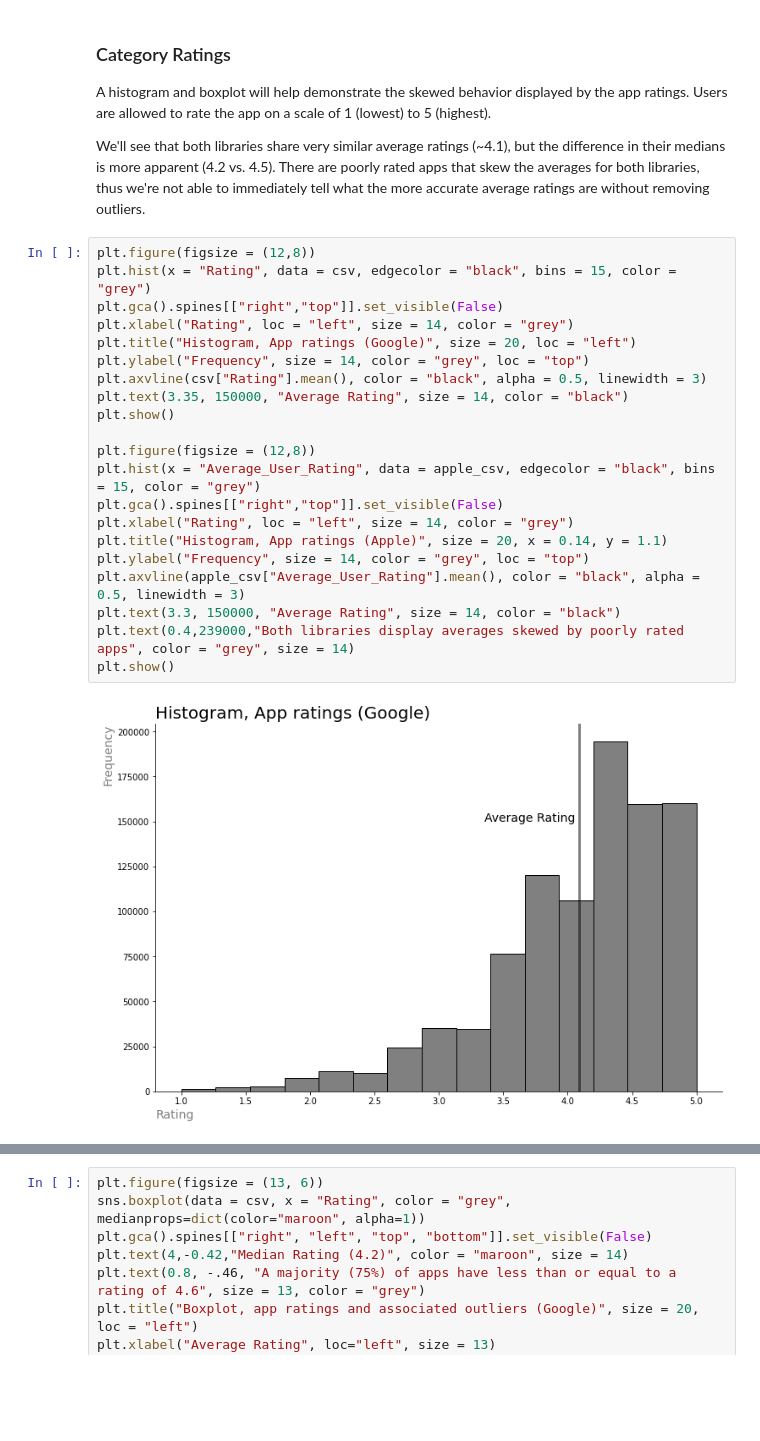
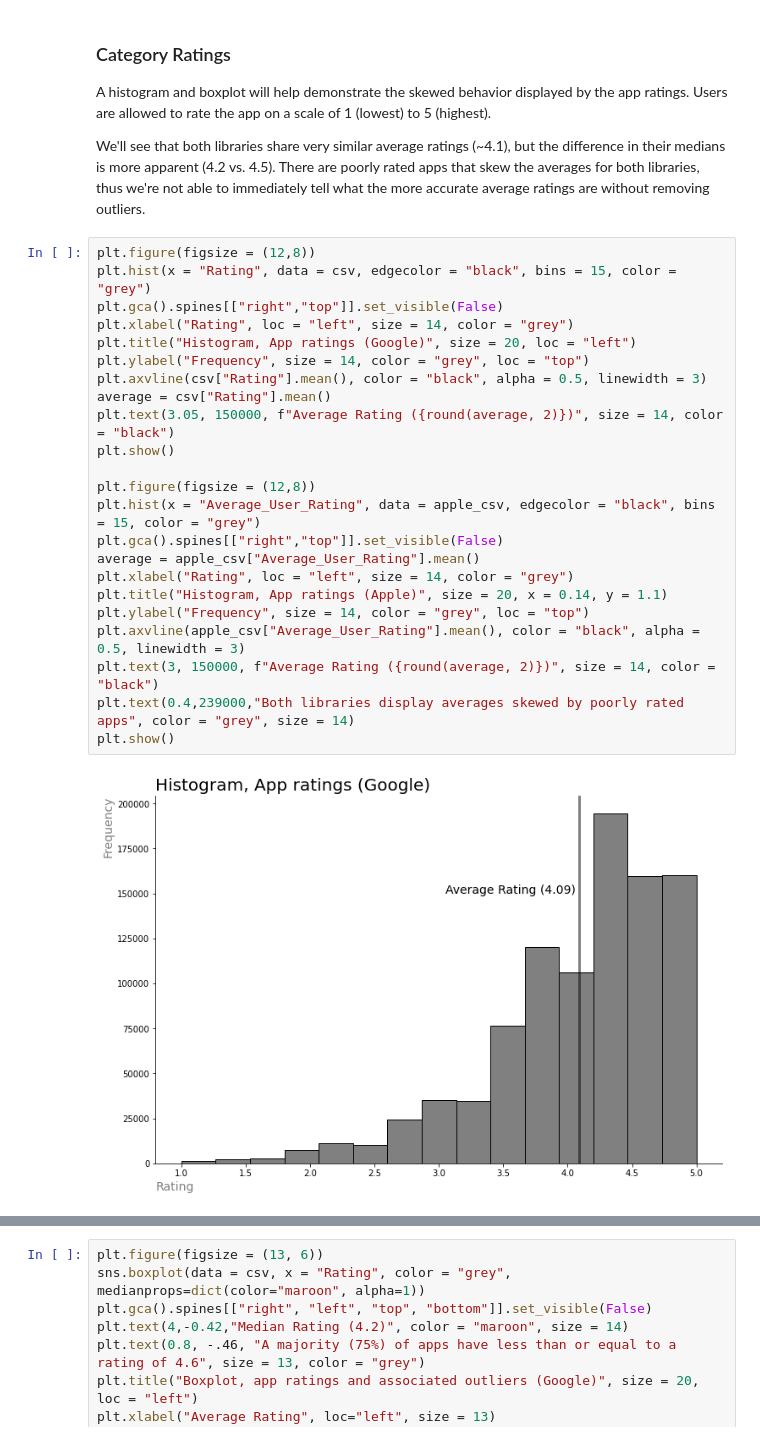
Before and after one commit to paul-trood/Portfolio-Mobile_app_recommendations, a Jupyter notebook: app_profile.ipynb, the cells around one changed output, grey strips where cells are left out. Drawn from its saved outputs; the diff is of its cells as text; blank space fills up the shorter version.

```diff
--- a/app_profile.ipynb
+++ b/app_profile.ipynb
@@ -356,23 +352,25 @@ We'll see that both libraries share very similar average ratings (~4.1), but the
 # %%
 plt.figure(figsize = (12,8))
 plt.hist(x = "Rating", data = csv, edgecolor = "black", bins = 15, color = "grey")
 plt.gca().spines[["right","top"]].set_visible(False)
 plt.xlabel("Rating", loc = "left", size = 14, color = "grey")
 plt.title("Histogram, App ratings (Google)", size = 20, loc = "left")
 plt.ylabel("Frequency", size = 14, color = "grey", loc = "top")
 plt.axvline(csv["Rating"].mean(), color = "black", alpha = 0.5, linewidth = 3)
-plt.text(3.35, 150000, "Average Rating", size = 14, color = "black")
+average = csv["Rating"].mean()
+plt.text(3.05, 150000, f"Average Rating ({round(average, 2)})", size = 14, color = "black")
 plt.show()
 
 plt.figure(figsize = (12,8))
 plt.hist(x = "Average_User_Rating", data = apple_csv, edgecolor = "black", bins = 15, color = "grey")
 plt.gca().spines[["right","top"]].set_visible(False)
+average = apple_csv["Average_User_Rating"].mean()
 plt.xlabel("Rating", loc = "left", size = 14, color = "grey")
 plt.title("Histogram, App ratings (Apple)", size = 20, x = 0.14, y = 1.1)
 plt.ylabel("Frequency", size = 14, color = "grey", loc = "top")
 plt.axvline(apple_csv["Average_User_Rating"].mean(), color = "black", alpha = 0.5, linewidth = 3)
-plt.text(3.3, 150000, "Average Rating", size = 14, color = "black")
+plt.text(3, 150000, f"Average Rating ({round(average, 2)})", size = 14, color = "black")
 plt.text(0.4,239000,"Both libraries display averages skewed by poorly rated apps", color = "grey", size = 14)
 plt.show()
 # %% [output]
-[figure, old version]
+[figure, new version]
```
Also changed, not shown: parts of 8 cells of this notebook.
